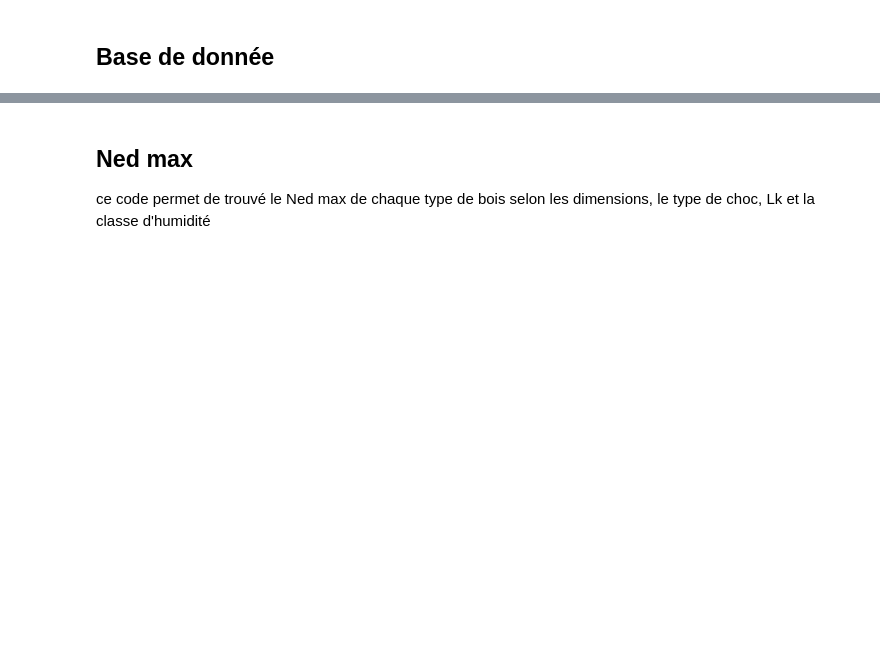
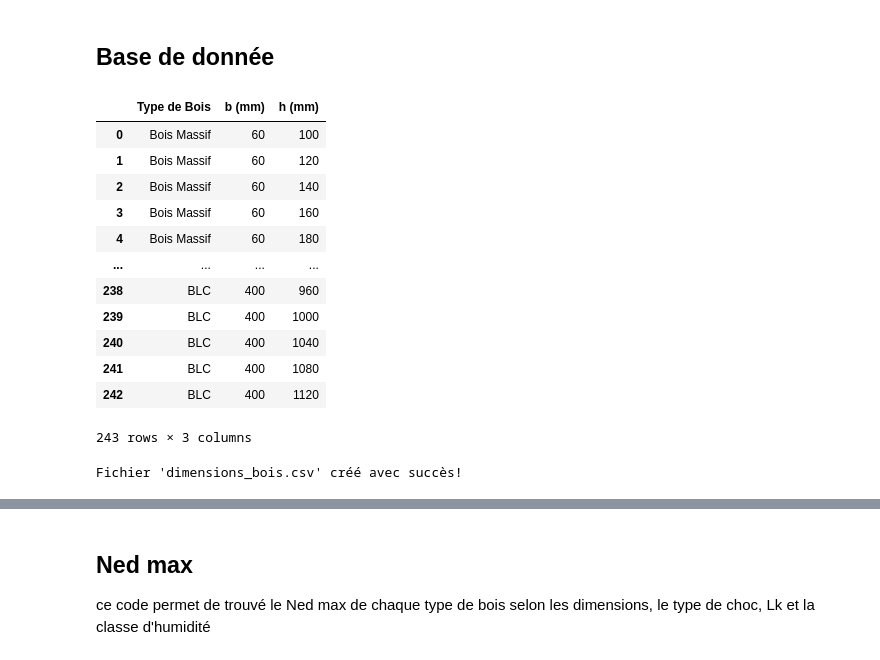
Before and after one commit to Erazq/Bois, a Jupyter notebook: Barres comrpimées.ipynb, the cells around one changed output, grey strips where cells are left out. Saved outputs shown, nothing was run; the diff lists cells and outputs as text; code cells hidden in the pictures; blank space fills up the shorter version.

```diff
--- a/Barres comrpimées.ipynb
+++ b/Barres comrpimées.ipynb
@@ -17,35 +17,77 @@ parametres_bois = {
     "GL32c": {"f_c0d": 21.3, "lambda_factor": 60, "beta_c": 0.1}
 }
 # %%
+import pandas as pd
+
+# Dictionnaire des dimensions standard
 dimensions_standard = {
     "Bois Massif": [
         (60, [100, 120, 140, 160, 180, 200]),
         (80, [100, 120, 140, 160, 180, 200, 220, 240]),
         (100, [100, 120, 140, 160, 180, 200, 220, 240, 260, 280]),
         (120, [120, 140, 160, 180, 200, 220, 240, 260, 280, 300]),
         (140, [140, 160, 180, 200, 220, 240, 260, 280, 300]),
         (160, [160, 180, 200, 220, 240, 260, 280, 300]),
         (180, [180, 200, 220, 240, 260, 280, 300]),
         (200, [200, 220, 240, 260, 280, 300]),
         (220, [220, 240, 260, 280, 300]),
         (240, [240, 260, 280, 300])
     ],
     "BLC": [
         (100, [120, 160, 200, 240, 280, 320, 360, 400, 440]),
         (120, [160, 200, 240, 280, 320, 360, 400, 440, 480]),
         (140, [200, 240, 280, 320, 360, 400, 440, 480, 520, 560]),
         (160, [240, 280, 320, 360, 400, 440, 480, 520, 560, 600]),
         (180, [280, 320, 360, 400, 440, 480, 520, 560, 600, 640, 680]),
         (200, [320, 360, 400, 440, 480, 520, 560, 600, 640, 680, 720]),
         (220, [360, 400, 440, 480, 520, 560, 600, 640, 680, 720, 760]),
         (240, [400, 440, 480, 520, 560, 600, 640, 680, 720, 760, 800]),
         (260, [440, 480, 520, 560, 600, 640, 680, 720, 760, 800, 840]),
         (280, [480, 520, 560, 600, 640, 680, 720, 760, 800, 840, 880]),
         (300, [520, 560, 600, 640, 680, 720, 760, 800, 840, 880, 920]),
         (320, [560, 600, 640, 680, 720, 760, 800, 840, 880, 920, 960]),
         (340, [600, 640, 680, 720, 760, 800, 840, 880, 920, 960, 1000]),
         (360, [640, 680, 720, 760, 800, 840, 880, 920, 960, 1000, 1040]),
         (380, [680, 720, 760, 800, 840, 880, 920, 960, 1000, 1040, 1080]),
         (400, [720, 760, 800, 840, 880, 920, 960, 1000, 1040, 1080, 1120]),
     ]
 }
+
+# Fonction pour créer un DataFrame à partir des dimensions
+def creer_dataframe(dimensions, type_bois):
+    data = {"Type de Bois": [], "b (mm)": [], "h (mm)": []}
+    for b, h_values in dimensions:
+        for h in h_values:
+            data["Type de Bois"].append(type_bois)
+            data["b (mm)"].append(b)
+            data["h (mm)"].append(h)
+    return pd.DataFrame(data)
+
+# Création des DataFrames
+df_bois_massif = creer_dataframe(dimensions_standard["Bois Massif"], "Bois Massif")
+df_bois_blc = creer_dataframe(dimensions_standard["BLC"], "BLC")
+
+# Fusion des DataFrames
+df_bois_combined = pd.concat([df_bois_massif, df_bois_blc], ignore_index=True)
+
+# Affichage du DataFrame combiné
+display(df_bois_combined)
+
+# Exporter les données dans un fichier CSV
+df_bois_combined.to_csv("dimensions_bois.csv", index=False)
+print("\nFichier 'dimensions_bois.csv' créé avec succès!")
+# %% [output]
+|  | Type de Bois | b (mm) | h (mm) |
+| 0 | Bois Massif | 60 | 100 |
+| 1 | Bois Massif | 60 | 120 |
+| 2 | Bois Massif | 60 | 140 |
+| 3 | Bois Massif | 60 | 160 |
+| 4 | Bois Massif | 60 | 180 |
+| ... | ... | ... | ... |
+| 238 | BLC | 400 | 960 |
+| 239 | BLC | 400 | 1000 |
+| 240 | BLC | 400 | 1040 |
+| 241 | BLC | 400 | 1080 |
+| 242 | BLC | 400 | 1120 |
+243 rows × 3 columns
+Fichier 'dimensions_bois.csv' créé avec succès!
```
Also changed, not shown: parts of 3 cells of this notebook, 4 other files.
